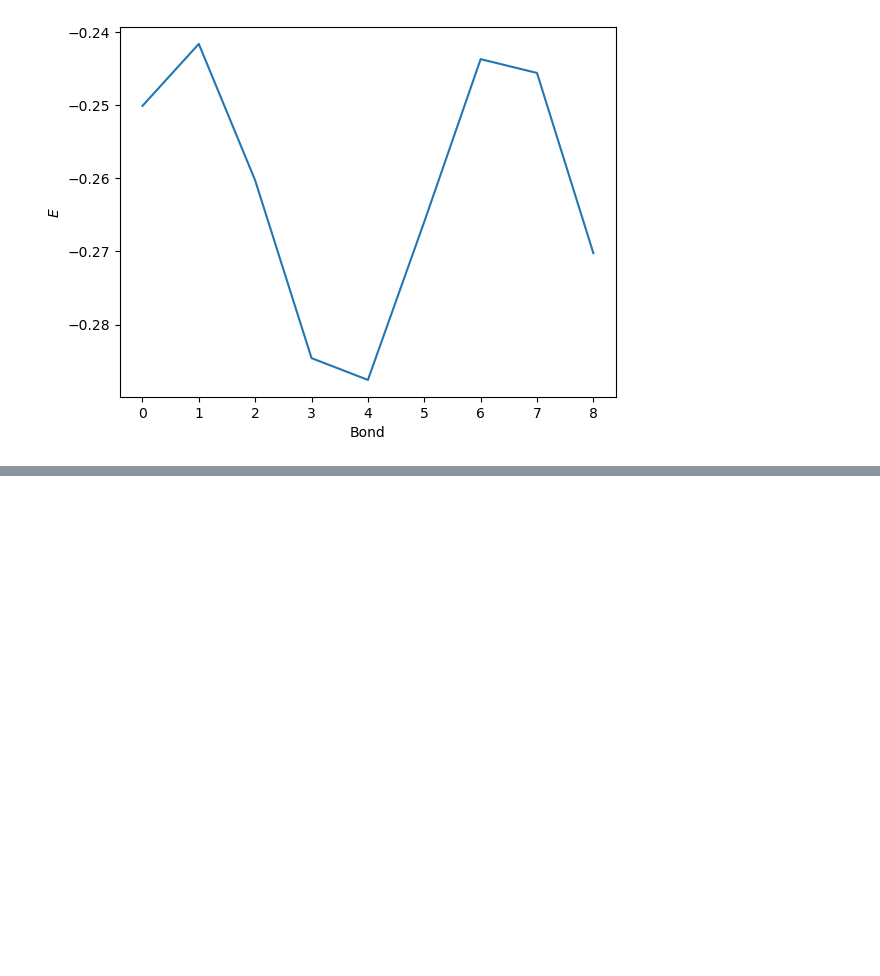
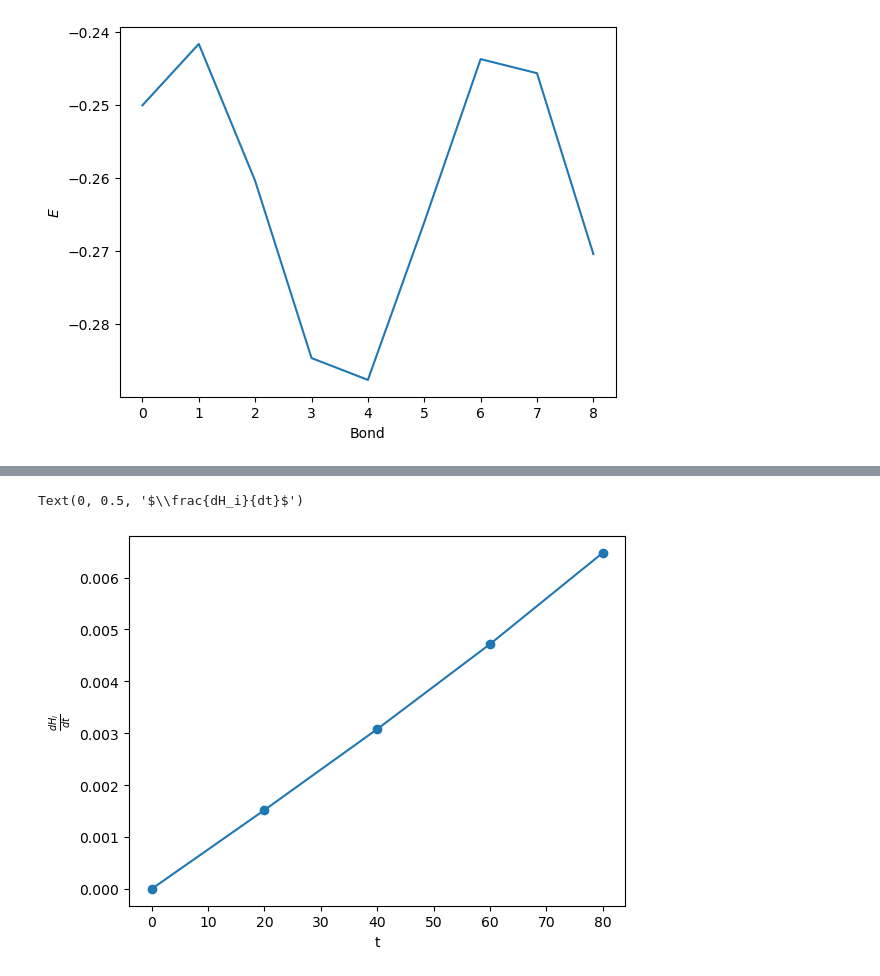
Before and after one commit to OscarCharlieST/quantum-tensor, a Jupyter notebook: active.ipynb, the cells around one changed output, grey strips where cells are left out. Drawn from its saved outputs; the diff is of its cells as text; code cells hidden in the pictures; blank space fills up the shorter version.

Commit message:
Tests of effect of first orxder explicit deformation tested roughly, seem to work.

```diff
--- a/active.ipynb
+++ b/active.ipynb
@@ -518,7 +518,7 @@ H_usual = ops.tilted_ising(N=N)
 H_tf = thf.thermofield_hamiltonian(H_usual)
 H_terms = ops.extensive_as_terms(H_tf)
 # %%
-state = thf.near_thermal_first_order_deformed(D, beta_profile, t=1)
+state = thf.near_thermal_first_order_deformed(D, beta_profile, t=10)
 # %% [output]
 Intial energy: (-10.171798973713916-1.3213469100008076e-15j)
 Final energy: (-30.00000000000002+5.551115123125783e-17j)
@@ -532,0 +533,6 @@ ValueError: In ncon.do_check_indices, len(v[3])=4 does not match the numbers of
+# %%
+rates = {}
+for t in [0, 20, 40, 60, 80]:
+    state = thf.near_thermal_first_order_deformed(D, beta_profile, t=t)
+    rates[t] = ops.dhi_dt(state, 4)*-1j
+print(rates)
@@ -532,0 +551,10 @@ ValueError: In ncon.do_check_indices, len(v[3])=4 does not match the numbers of
+# %%
+fig, ax = plt.subplots(1,1)
+t = list(rates.keys())
+rate = list(rates.values())
+ax.plot(t, np.real(rate), marker='o')
+ax.set_xlabel("t")
+ax.set_ylabel(r"$\frac{dH_i}{dt}$")
+# %% [output]
+Text(0, 0.5, '$\\frac{dH_i}{dt}$')
+[figure, added]
```
Also changed, not shown: parts of 3 cells of this notebook, 1 other file.
